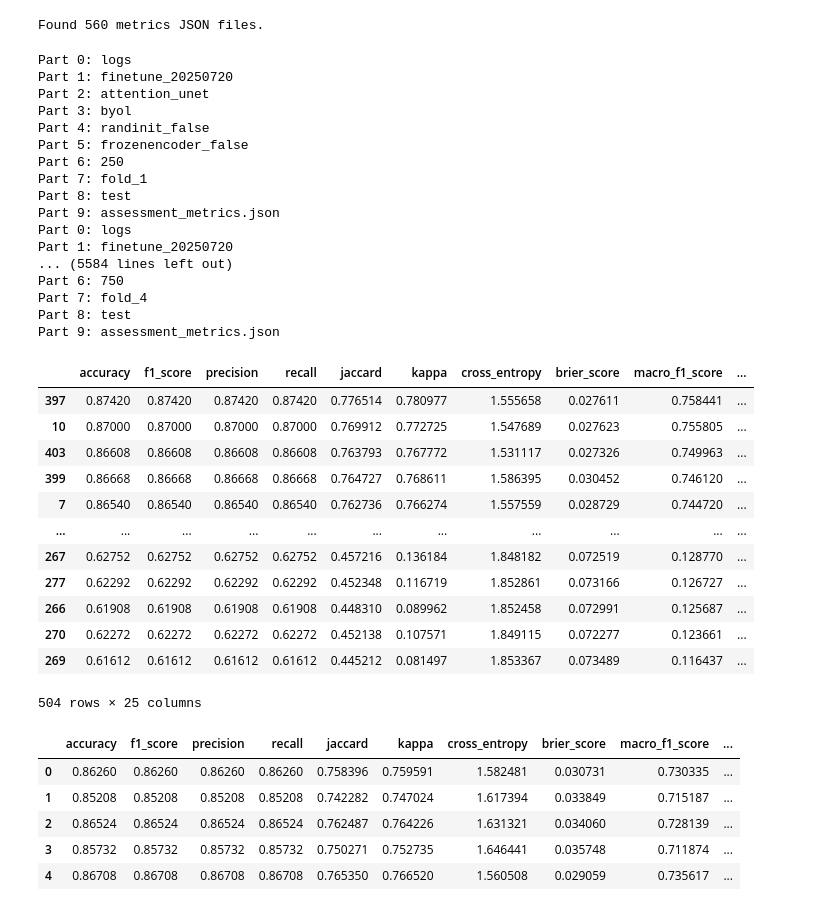
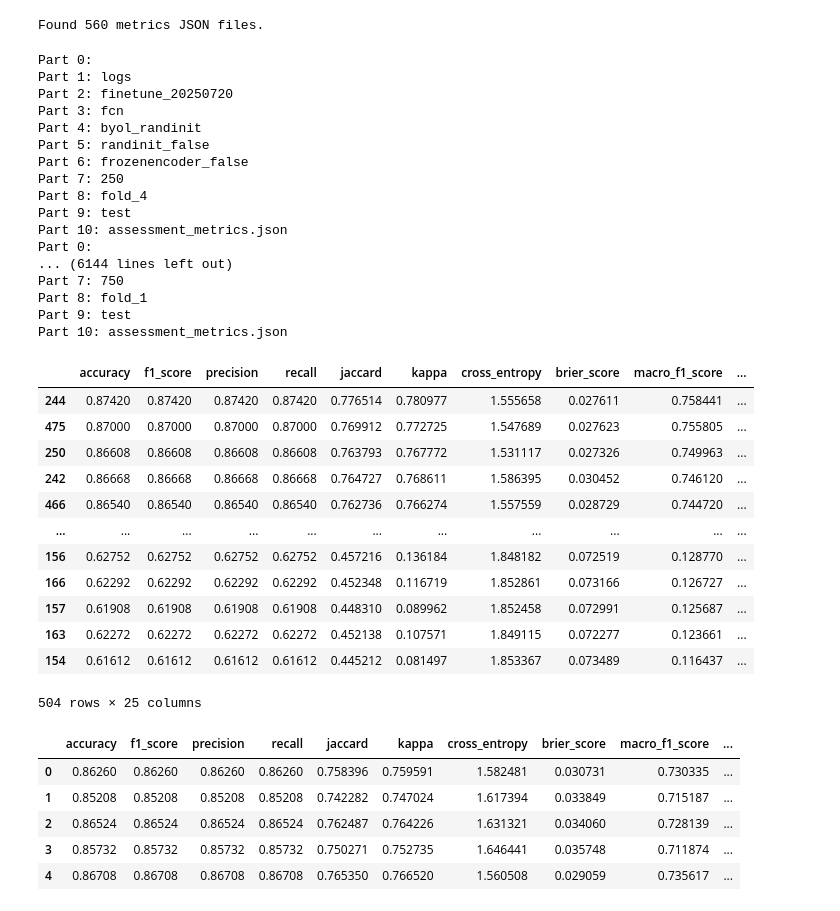
Before and after one commit to DakotaHester/ms-land-cover, a Jupyter notebook: notebooks/pretrain_results_f1.ipynb, the cells around one changed output. Drawn from its saved outputs; the diff is of its cells as text; code cells hidden in the pictures.

```diff
--- a/notebooks/pretrain_results_f1.ipynb
+++ b/notebooks/pretrain_results_f1.ipynb
@@ -15,59 +15,59 @@ Found 560 metrics JSON files.
 # %%
 metrics_records = []
 for metrics_json in metrics_json_paths:
     split_path_parts = metrics_json.split(os.sep)[1:]
     for i, part in enumerate(split_path_parts):
         print(f'Part {i}: {part}')
-    model = split_path_parts[2]
-    pretrain_method = split_path_parts[3]
-    frozen_encoder = split_path_parts[5] == 'frozenencoder_true'
-    n_train = int(split_path_parts[6])
-    fold = split_path_parts[7].split('_')[-1]
+    model = split_path_parts[3]
+    pretrain_method = split_path_parts[4]
+    frozen_encoder = split_path_parts[6] == 'frozenencoder_true'
+    n_train = int(split_path_parts[7])
+    fold = split_path_parts[8].split('_')[-1]
 
     if model == 'danet': continue
 
     metrics = json.load(open(metrics_json, 'r'))
     metrics['model'] = model
     metrics['pretrain_method'] = pretrain_method
     metrics['frozen_encoder'] = frozen_encoder
     metrics['n_train'] = n_train
     metrics['fold'] = fold
     metrics_records.append(metrics)
 
 metrics_df = pd.DataFrame(metrics_records)
 metrics_df = metrics_df.loc[(metrics_df['frozen_encoder'] == False) | ((metrics_df['frozen_encoder'] == True) & (metrics_df['model'] == 'linear_probe'))]
 # metrics_df.loc[metrics_df['model'] == 'linear_probe']
 display(metrics_df.sort_values(by='macro_f1_score', ascending=False))
 # %% [output]
-Part 0: logs
-Part 1: finetune_20250720
-Part 2: attention_unet
-Part 3: byol
-Part 4: randinit_false
-Part 5: frozenencoder_false
-Part 6: 250
-Part 7: fold_1
-Part 8: test
-Part 9: assessment_metrics.json
-Part 0: logs
-Part 1: finetune_20250720
-... (5584 lines left out)
-Part 6: 750
-Part 7: fold_4
-Part 8: test
-Part 9: assessment_metrics.json
+Part 0:
+Part 1: logs
+Part 2: finetune_20250720
+Part 3: fcn
+Part 4: byol_randinit
+Part 5: randinit_false
+Part 6: frozenencoder_false
+Part 7: 250
+Part 8: fold_4
+Part 9: test
+Part 10: assessment_metrics.json
+Part 0:
+... (6144 lines left out)
+Part 7: 750
+Part 8: fold_1
+Part 9: test
+Part 10: assessment_metrics.json
 |  | accuracy | f1_score | precision | recall | jaccard | kappa | cross_entropy | brier_score | macro_f1_score | ... |
-| 397 | 0.87420 | 0.87420 | 0.87420 | 0.87420 | 0.776514 | 0.780977 | 1.555658 | 0.027611 | 0.758441 | ... |
-| 10 | 0.87000 | 0.87000 | 0.87000 | 0.87000 | 0.769912 | 0.772725 | 1.547689 | 0.027623 | 0.755805 | ... |
-| 403 | 0.86608 | 0.86608 | 0.86608 | 0.86608 | 0.763793 | 0.767772 | 1.531117 | 0.027326 | 0.749963 | ... |
-| 399 | 0.86668 | 0.86668 | 0.86668 | 0.86668 | 0.764727 | 0.768611 | 1.586395 | 0.030452 | 0.746120 | ... |
-| 7 | 0.86540 | 0.86540 | 0.86540 | 0.86540 | 0.762736 | 0.766274 | 1.557559 | 0.028729 | 0.744720 | ... |
+| 244 | 0.87420 | 0.87420 | 0.87420 | 0.87420 | 0.776514 | 0.780977 | 1.555658 | 0.027611 | 0.758441 | ... |
+| 475 | 0.87000 | 0.87000 | 0.87000 | 0.87000 | 0.769912 | 0.772725 | 1.547689 | 0.027623 | 0.755805 | ... |
+| 250 | 0.86608 | 0.86608 | 0.86608 | 0.86608 | 0.763793 | 0.767772 | 1.531117 | 0.027326 | 0.749963 | ... |
+| 242 | 0.86668 | 0.86668 | 0.86668 | 0.86668 | 0.764727 | 0.768611 | 1.586395 | 0.030452 | 0.746120 | ... |
+| 466 | 0.86540 | 0.86540 | 0.86540 | 0.86540 | 0.762736 | 0.766274 | 1.557559 | 0.028729 | 0.744720 | ... |
 | ... | ... | ... | ... | ... | ... | ... | ... | ... | ... | ... |
-| 267 | 0.62752 | 0.62752 | 0.62752 | 0.62752 | 0.457216 | 0.136184 | 1.848182 | 0.072519 | 0.128770 | ... |
-| 277 | 0.62292 | 0.62292 | 0.62292 | 0.62292 | 0.452348 | 0.116719 | 1.852861 | 0.073166 | 0.126727 | ... |
-| 266 | 0.61908 | 0.61908 | 0.61908 | 0.61908 | 0.448310 | 0.089962 | 1.852458 | 0.072991 | 0.125687 | ... |
-| 270 | 0.62272 | 0.62272 | 0.62272 | 0.62272 | 0.452138 | 0.107571 | 1.849115 | 0.072277 | 0.123661 | ... |
-| 269 | 0.61612 | 0.61612 | 0.61612 | 0.61612 | 0.445212 | 0.081497 | 1.853367 | 0.073489 | 0.116437 | ... |
+| 156 | 0.62752 | 0.62752 | 0.62752 | 0.62752 | 0.457216 | 0.136184 | 1.848182 | 0.072519 | 0.128770 | ... |
+| 166 | 0.62292 | 0.62292 | 0.62292 | 0.62292 | 0.452348 | 0.116719 | 1.852861 | 0.073166 | 0.126727 | ... |
+| 157 | 0.61908 | 0.61908 | 0.61908 | 0.61908 | 0.448310 | 0.089962 | 1.852458 | 0.072991 | 0.125687 | ... |
+| 163 | 0.62272 | 0.62272 | 0.62272 | 0.62272 | 0.452138 | 0.107571 | 1.849115 | 0.072277 | 0.123661 | ... |
+| 154 | 0.61612 | 0.61612 | 0.61612 | 0.61612 | 0.445212 | 0.081497 | 1.853367 | 0.073489 | 0.116437 | ... |
 504 rows × 25 columns
 # %%
 # metrics_df = pd.read_csv('../logs/finetune_20250720/summary.csv')
```
Also changed, not shown: parts of 3 cells of this notebook, 1 other file.
